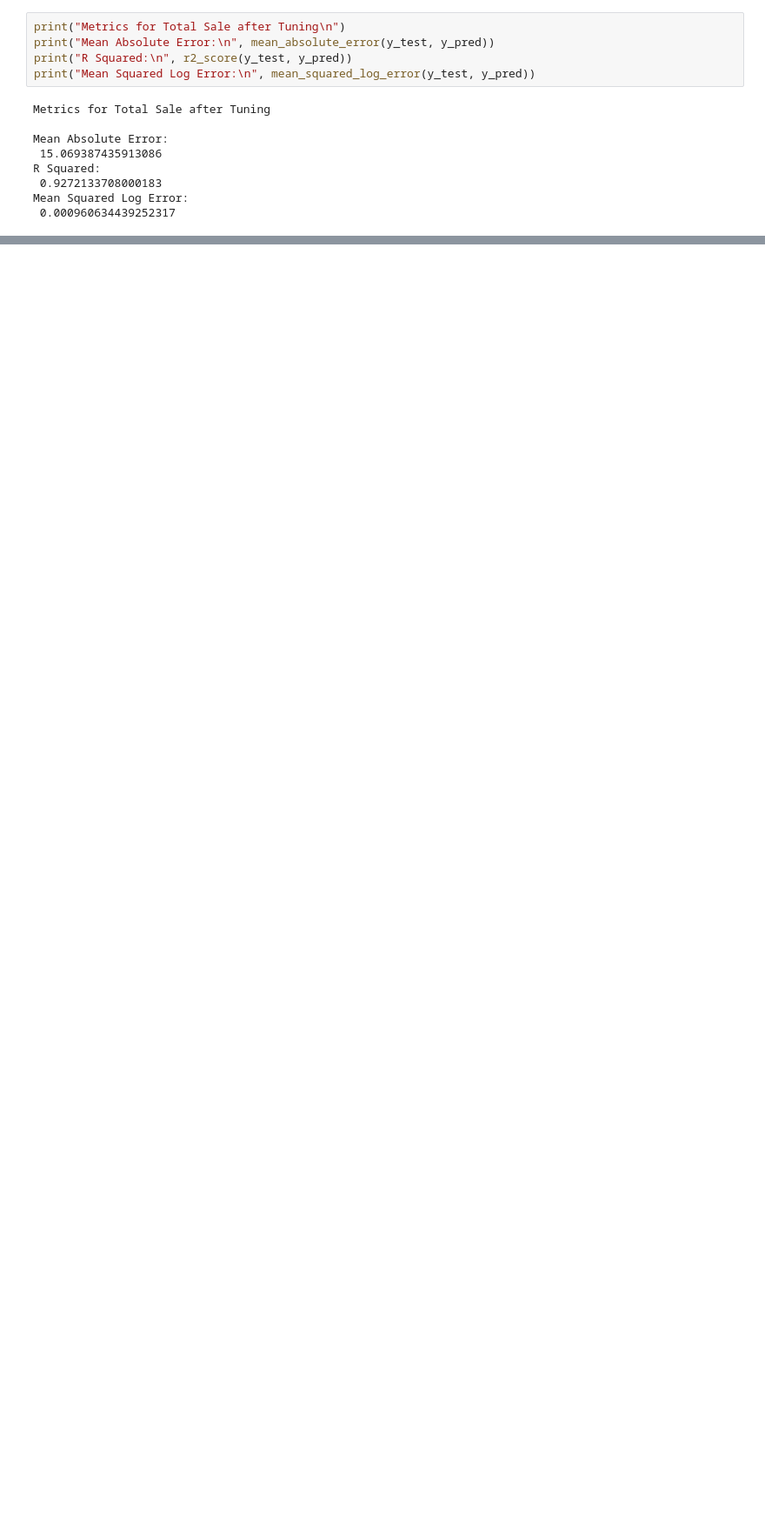
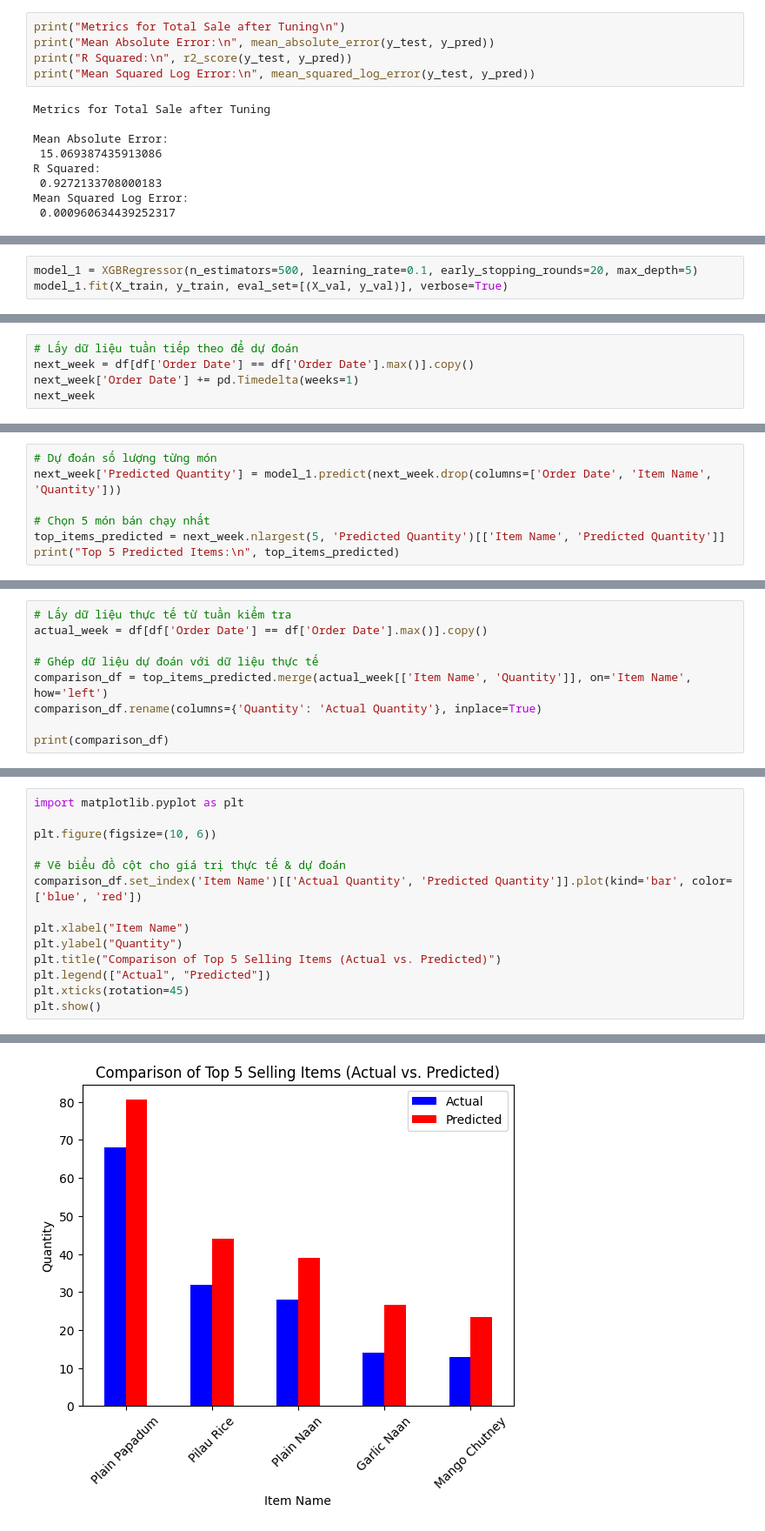
Before and after one commit to HoangUkr/Sale_Forecasting, a Jupyter notebook: Time Series Training.ipynb, the cells around one changed output, grey strips where cells are left out. Shown: that part at 87% size. Saved outputs shown, nothing was run; the diff lists cells and outputs as text; blank space fills up the shorter version.

```diff
--- a/Time Series Training.ipynb
+++ b/Time Series Training.ipynb
@@ -558,0 +650,3 @@ import joblib
+# %%
+model_1 = XGBRegressor(n_estimators=500, learning_rate=0.1, early_stopping_rounds=20, max_depth=5)
+model_1.fit(X_train, y_train, eval_set=[(X_val, y_val)], verbose=True)
@@ -558,0 +682,5 @@ import joblib
+# %%
+# Lấy dữ liệu tuần tiếp theo để dự đoán
+next_week = df[df['Order Date'] == df['Order Date'].max()].copy()
+next_week['Order Date'] += pd.Timedelta(weeks=1)
+next_week
@@ -558,0 +701,7 @@ import joblib
+# %%
+# Dự đoán số lượng từng món
+next_week['Predicted Quantity'] = model_1.predict(next_week.drop(columns=['Order Date', 'Item Name', 'Quantity']))
+
+# Chọn 5 món bán chạy nhất
+top_items_predicted = next_week.nlargest(5, 'Predicted Quantity')[['Item Name', 'Predicted Quantity']]
+print("Top 5 Predicted Items:\n", top_items_predicted)
@@ -558,0 +716,9 @@ import joblib
+# %%
+# Lấy dữ liệu thực tế từ tuần kiểm tra
+actual_week = df[df['Order Date'] == df['Order Date'].max()].copy()
+
+# Ghép dữ liệu dự đoán với dữ liệu thực tế
+comparison_df = top_items_predicted.merge(actual_week[['Item Name', 'Quantity']], on='Item Name', how='left')
+comparison_df.rename(columns={'Quantity': 'Actual Quantity'}, inplace=True)
+
+print(comparison_df)
@@ -558,0 +732,15 @@ import joblib
+# %%
+import matplotlib.pyplot as plt
+
+plt.figure(figsize=(10, 6))
+
+# Vẽ biểu đồ cột cho giá trị thực tế & dự đoán
+comparison_df.set_index('Item Name')[['Actual Quantity', 'Predicted Quantity']].plot(kind='bar', color=['blue', 'red'])
+
+plt.xlabel("Item Name")
+plt.ylabel("Quantity")
+plt.title("Comparison of Top 5 Selling Items (Actual vs. Predicted)")
+plt.legend(["Actual", "Predicted"])
+plt.xticks(rotation=45)
+plt.show()
+# %% [output]
@@ -558,0 +748 @@ import joblib
+[figure, added]
```
Also changed, not shown: parts of 27 cells of this notebook.
